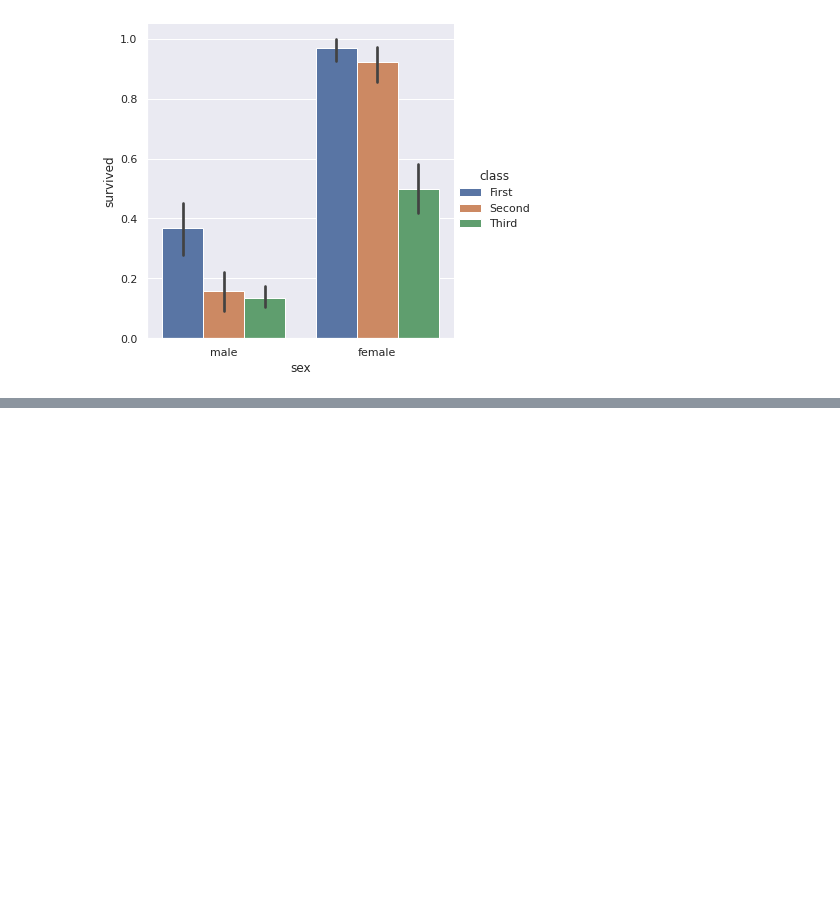
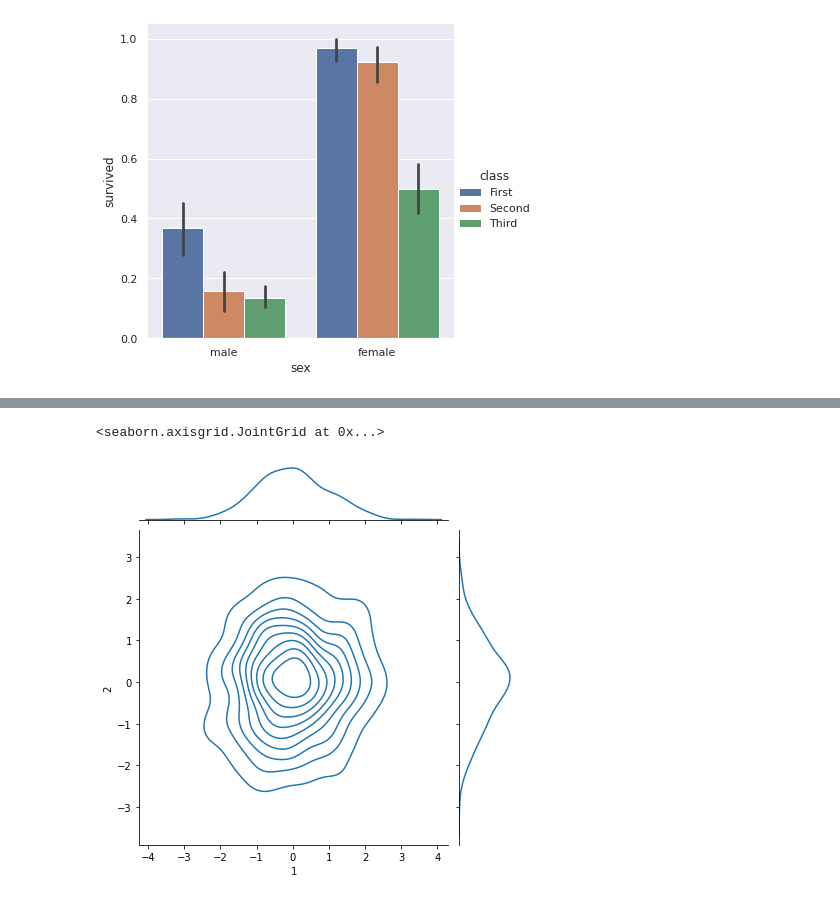
Before and after one commit to artjow/Python-Study-, a Jupyter notebook: seaborn.ipynb, the cells around one changed output, grey strips where cells are left out. Cells and saved outputs as stored; diff of their text form; code cells hidden in the pictures; blank space fills up the shorter version.

```diff
--- a/seaborn.ipynb
+++ b/seaborn.ipynb
@@ -186,0 +229,5 @@ sns.catplot(x='sex', y='survived', hue='class', kind='bar', data=titanic)
+# %%
+sns.jointplot(x='1', y='2', data=df, kind='kde')
+# %% [output]
+<seaborn.axisgrid.JointGrid at 0x...>
+[figure, added]
```
Also changed, not shown: parts of 8 cells of this notebook.
